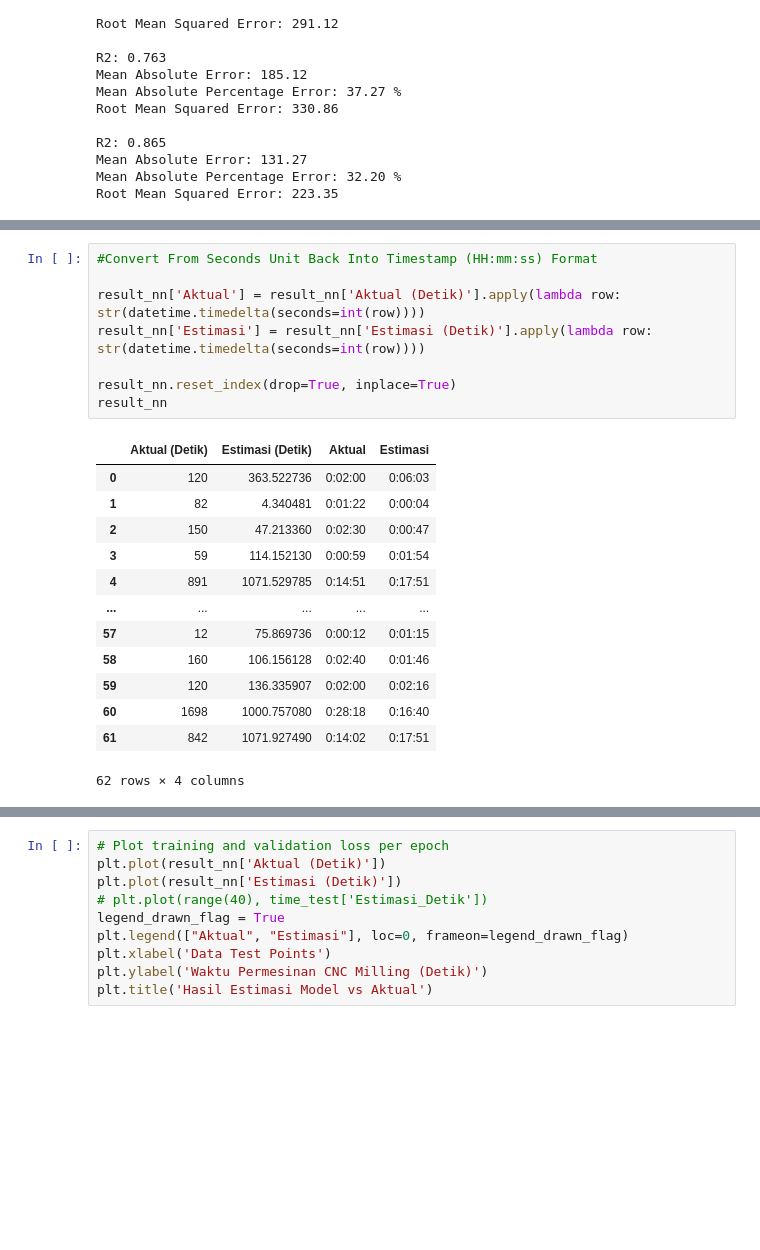
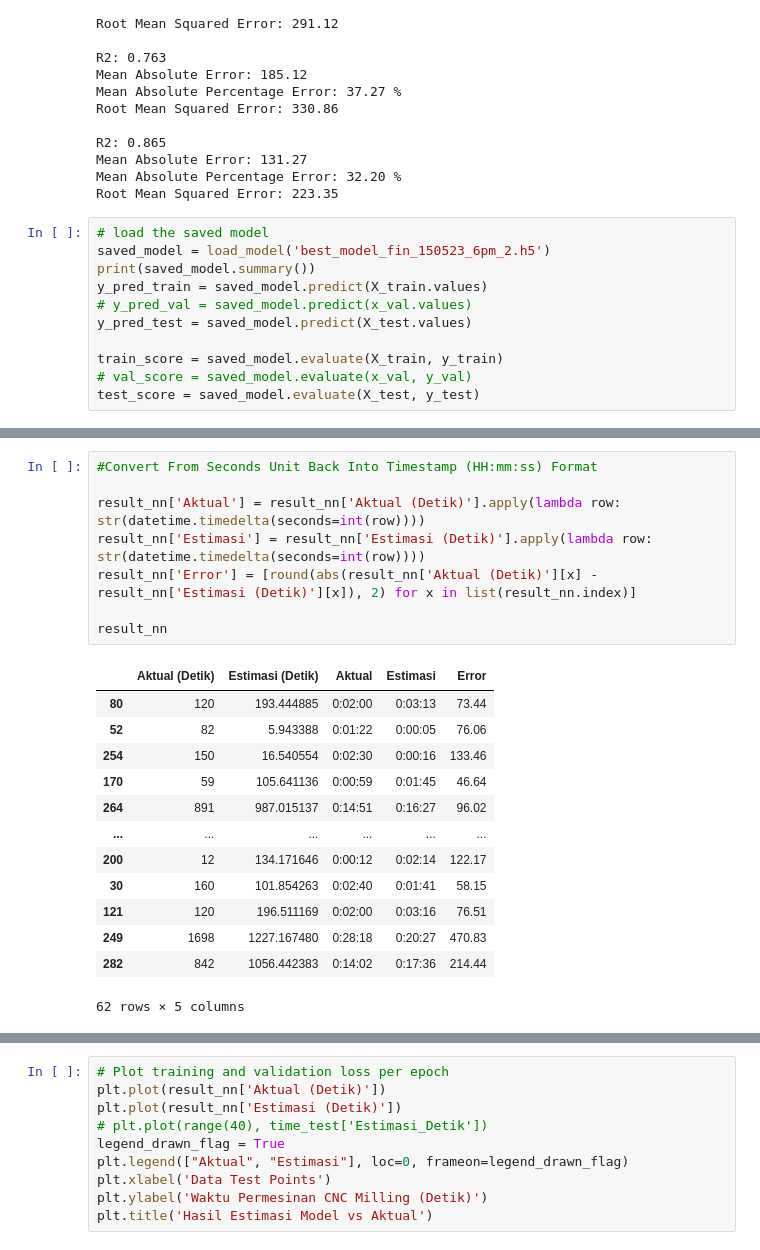
Before and after one commit to dimasthoriq/cnc-machining-time-estimation, a Jupyter notebook: Model TA.ipynb, the cells around one changed output, grey strips where cells are left out. Cells and saved outputs as stored; diff of their text form; blank space fills up the shorter version.

```diff
--- a/Model TA.ipynb
+++ b/Model TA.ipynb
@@ -1671,3 +1677,14 @@ R2: 0.865
 Mean Absolute Error: 131.27
 Mean Absolute Percentage Error: 32.20 %
 Root Mean Squared Error: 223.35
+# %%
+# load the saved model
+saved_model = load_model('best_model_fin_150523_6pm_2.h5')
+print(saved_model.summary())
+y_pred_train = saved_model.predict(X_train.values)
+# y_pred_val = saved_model.predict(x_val.values)
+y_pred_test = saved_model.predict(X_test.values)
+
+train_score = saved_model.evaluate(X_train, y_train)
+# val_score = saved_model.evaluate(x_val, y_val)
+test_score = saved_model.evaluate(X_test, y_test)
@@ -1696,22 +1771,22 @@ result_nn
 # %%
 #Convert From Seconds Unit Back Into Timestamp (HH:mm:ss) Format
 
 result_nn['Aktual'] = result_nn['Aktual (Detik)'].apply(lambda row: str(datetime.timedelta(seconds=int(row))))
 result_nn['Estimasi'] = result_nn['Estimasi (Detik)'].apply(lambda row: str(datetime.timedelta(seconds=int(row))))
+result_nn['Error'] = [round(abs(result_nn['Aktual (Detik)'][x] - result_nn['Estimasi (Detik)'][x]), 2) for x in list(result_nn.index)]
 
-result_nn.reset_index(drop=True, inplace=True)
 result_nn
 # %% [output]
-|  | Aktual (Detik) | Estimasi (Detik) | Aktual | Estimasi |
-| 0 | 120 | 363.522736 | 0:02:00 | 0:06:03 |
-| 1 | 82 | 4.340481 | 0:01:22 | 0:00:04 |
-| 2 | 150 | 47.213360 | 0:02:30 | 0:00:47 |
-| 3 | 59 | 114.152130 | 0:00:59 | 0:01:54 |
-| 4 | 891 | 1071.529785 | 0:14:51 | 0:17:51 |
-| ... | ... | ... | ... | ... |
-| 57 | 12 | 75.869736 | 0:00:12 | 0:01:15 |
-| 58 | 160 | 106.156128 | 0:02:40 | 0:01:46 |
-| 59 | 120 | 136.335907 | 0:02:00 | 0:02:16 |
-| 60 | 1698 | 1000.757080 | 0:28:18 | 0:16:40 |
-| 61 | 842 | 1071.927490 | 0:14:02 | 0:17:51 |
+|  | Aktual (Detik) | Estimasi (Detik) | Aktual | Estimasi | Error |
+| 80 | 120 | 193.444885 | 0:02:00 | 0:03:13 | 73.44 |
+| 52 | 82 | 5.943388 | 0:01:22 | 0:00:05 | 76.06 |
+| 254 | 150 | 16.540554 | 0:02:30 | 0:00:16 | 133.46 |
+| 170 | 59 | 105.641136 | 0:00:59 | 0:01:45 | 46.64 |
+| 264 | 891 | 987.015137 | 0:14:51 | 0:16:27 | 96.02 |
+| ... | ... | ... | ... | ... | ... |
+| 200 | 12 | 134.171646 | 0:00:12 | 0:02:14 | 122.17 |
+| 30 | 160 | 101.854263 | 0:02:40 | 0:01:41 | 58.15 |
+| 121 | 120 | 196.511169 | 0:02:00 | 0:03:16 | 76.51 |
+| 249 | 1698 | 1227.167480 | 0:28:18 | 0:20:27 | 470.83 |
+| 282 | 842 | 1056.442383 | 0:14:02 | 0:17:36 | 214.44 |
-62 rows × 4 columns
+62 rows × 5 columns
```
Also changed, not shown: parts of 16 cells of this notebook.
